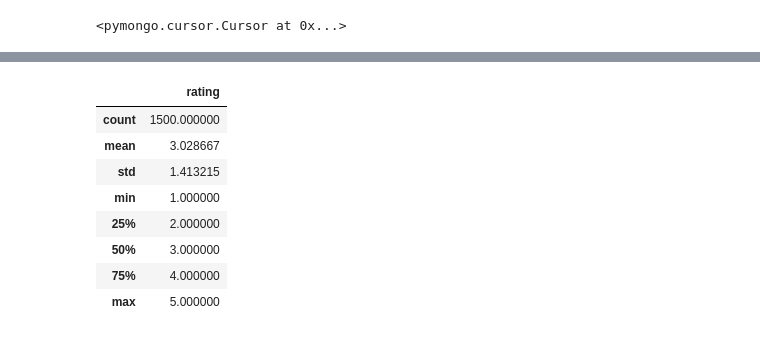
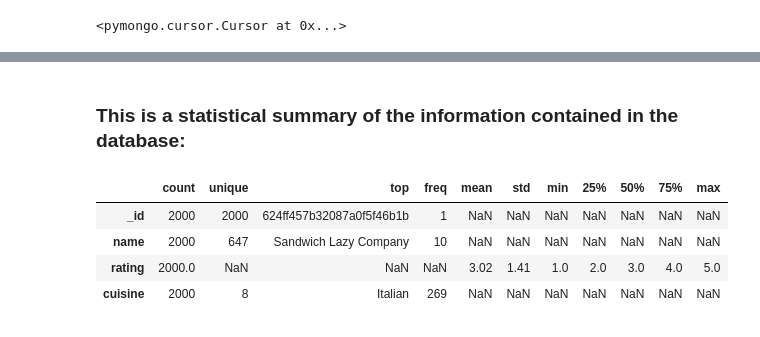
Before and after one commit to Javier-Alfonso-DS/S14_T01_NoSQL_Databases, a Jupyter notebook: S14_T01_NoSQL_Databases.ipynb, the cells around one changed output, grey strips where cells are left out. Cells and saved outputs as stored; diff of their text form; code cells hidden in the pictures.

```diff
--- a/S14_T01_NoSQL_Databases.ipynb
+++ b/S14_T01_NoSQL_Databases.ipynb
@@ -226,12 +226,10 @@ df
-# %%
-df.describe()
-# %% [output]
-|  | rating |
-| count | 1500.000000 |
-| mean | 3.028667 |
-| std | 1.413215 |
-| min | 1.000000 |
-| 25% | 2.000000 |
-| 50% | 3.000000 |
-| 75% | 4.000000 |
-| max | 5.000000 |
+# %% [markdown]
+### This is a statistical summary of the information contained in the database:
+# %%
+df.describe(include='all').round(2).T
+# %% [output]
+|  | count | unique | top | freq | mean | std | min | 25% | 50% | 75% | max |
+| _id | 2000 | 2000 | 624ff457b32087a0f5f46b1b | 1 | NaN | NaN | NaN | NaN | NaN | NaN | NaN |
+| name | 2000 | 647 | Sandwich Lazy Company | 10 | NaN | NaN | NaN | NaN | NaN | NaN | NaN |
+| rating | 2000.0 | NaN | NaN | NaN | 3.02 | 1.41 | 1.0 | 2.0 | 3.0 | 4.0 | 5.0 |
+| cuisine | 2000 | 8 | Italian | 269 | NaN | NaN | NaN | NaN | NaN | NaN | NaN |
```
Also changed, not shown: parts of 5 cells of this notebook.
